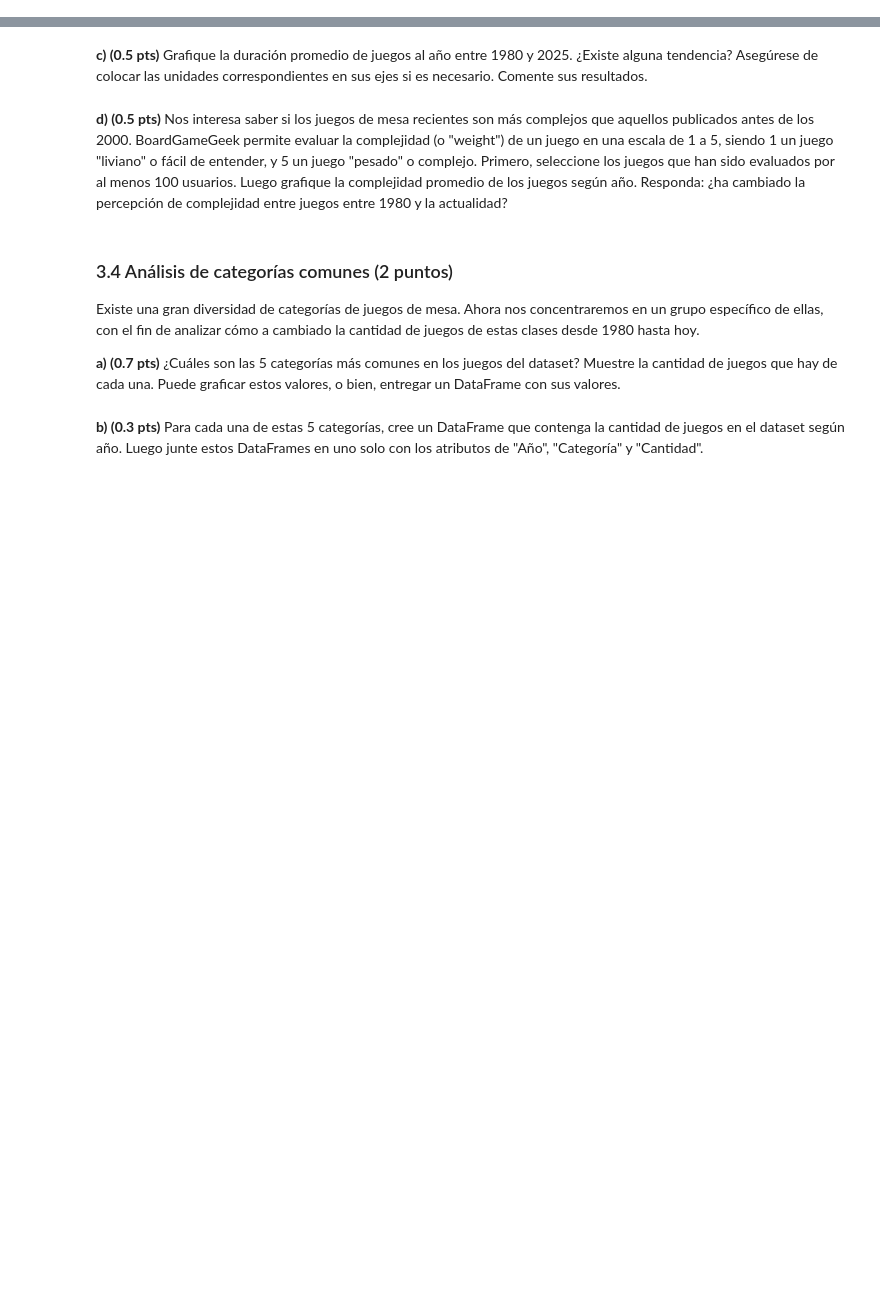
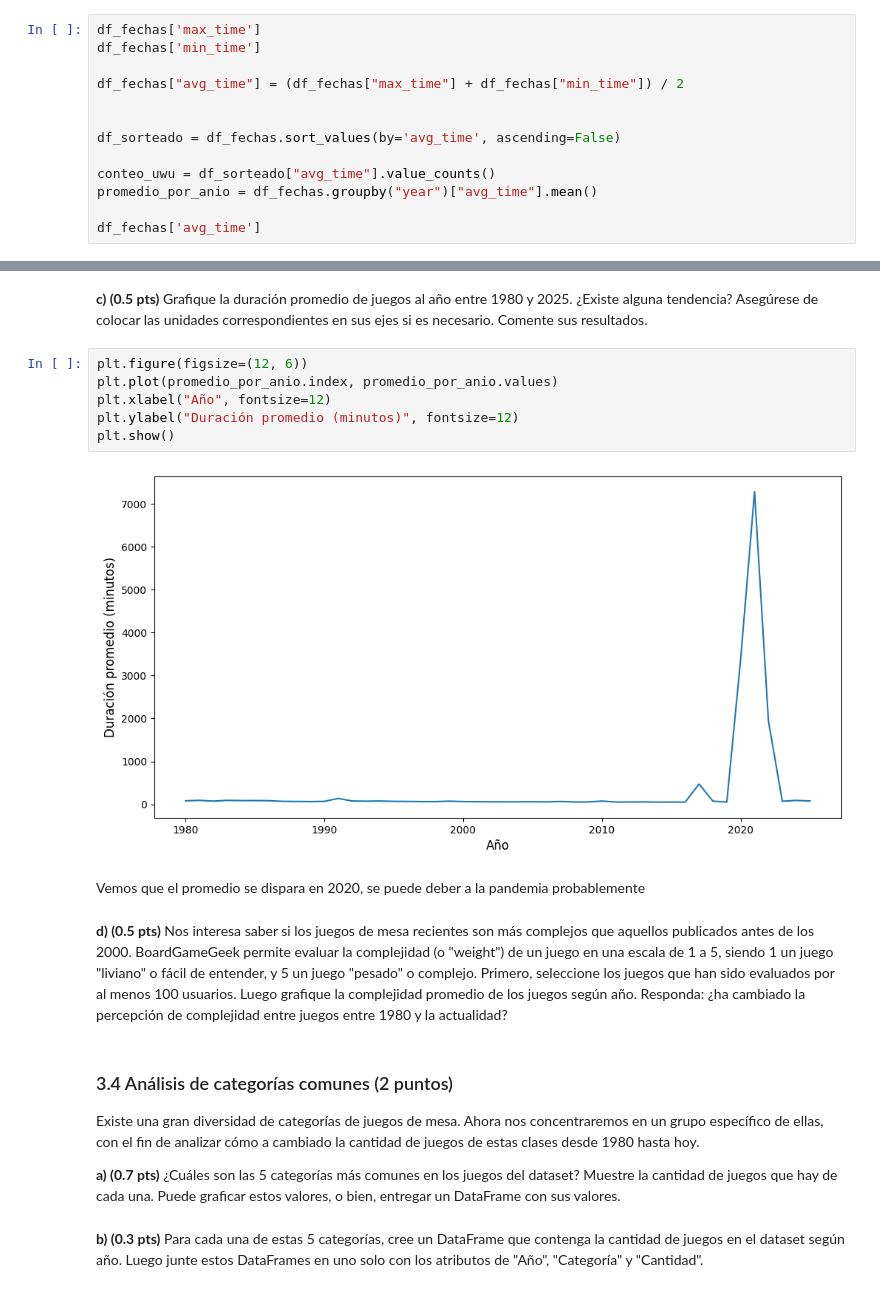
Before and after one commit to LmChicao/IMT2200-Lucas-Chicao, a Jupyter notebook: Tareas/Tarea 1/IMT2200-25s2 - Tarea 01.ipynb, the cells around one changed output, grey strips where cells are left out. Saved outputs shown, nothing was run; the diff lists cells and outputs as text; blank space fills up the shorter version.

```diff
--- a/Tareas/Tarea 1/IMT2200-25s2 - Tarea 01.ipynb
+++ b/Tareas/Tarea 1/IMT2200-25s2 - Tarea 01.ipynb
@@ -315,2 +514,15 @@ Si bien hay muchas posibles características que podemos explorar para los juego
 # %% [markdown]
 **b) (0.2 pts)** Veremos ahora si ha cambiado la duración promedio de los juegos de mesa en nuestro rango de años seleccionado. Primero, cree una nueva columna `avg_time` en el dataset con la duración promedio supuesta para cada juego.
+# %%
+df_fechas['max_time']
+df_fechas['min_time']
+
+df_fechas["avg_time"] = (df_fechas["max_time"] + df_fechas["min_time"]) / 2
+
+
+df_sorteado = df_fechas.sort_values(by='avg_time', ascending=False)
+
+conteo_uwu = df_sorteado["avg_time"].value_counts()
+promedio_por_anio = df_fechas.groupby("year")["avg_time"].mean()
+
+df_fechas['avg_time']
@@ -317,5 +542,15 @@ Si bien hay muchas posibles características que podemos explorar para los juego
 # %% [markdown]
 **c) (0.5 pts)** Grafique la duración promedio de juegos al año entre 1980 y 2025. ¿Existe alguna tendencia? Asegúrese de colocar las unidades correspondientes en sus ejes si es necesario. Comente sus resultados.
+# %%
+plt.figure(figsize=(12, 6))
+plt.plot(promedio_por_anio.index, promedio_por_anio.values)
+plt.xlabel("Año", fontsize=12)
+plt.ylabel("Duración promedio (minutos)", fontsize=12)
+plt.show()
+# %% [output]
+[figure, added]
+# %% [markdown]
+Vemos que el promedio se dispara en 2020, se puede deber a la pandemia probablemente
 # %% [markdown]
 **d) (0.5 pts)** Nos interesa saber si los juegos de mesa recientes son más complejos que aquellos publicados antes de los 2000. BoardGameGeek permite evaluar la complejidad (o "weight") de un juego en una escala de 1 a 5, siendo 1 un juego "liviano" o fácil de entender, y 5 un juego "pesado" o complejo. Primero, seleccione los juegos que han sido evaluados por al menos 100 usuarios. Luego grafique la complejidad promedio de los juegos según año. Responda: ¿ha cambiado la percepción de complejidad entre juegos entre 1980 y la actualidad?
 # %% [markdown]
```
Also changed, not shown: parts of 29 cells of this notebook, 1 other file.
